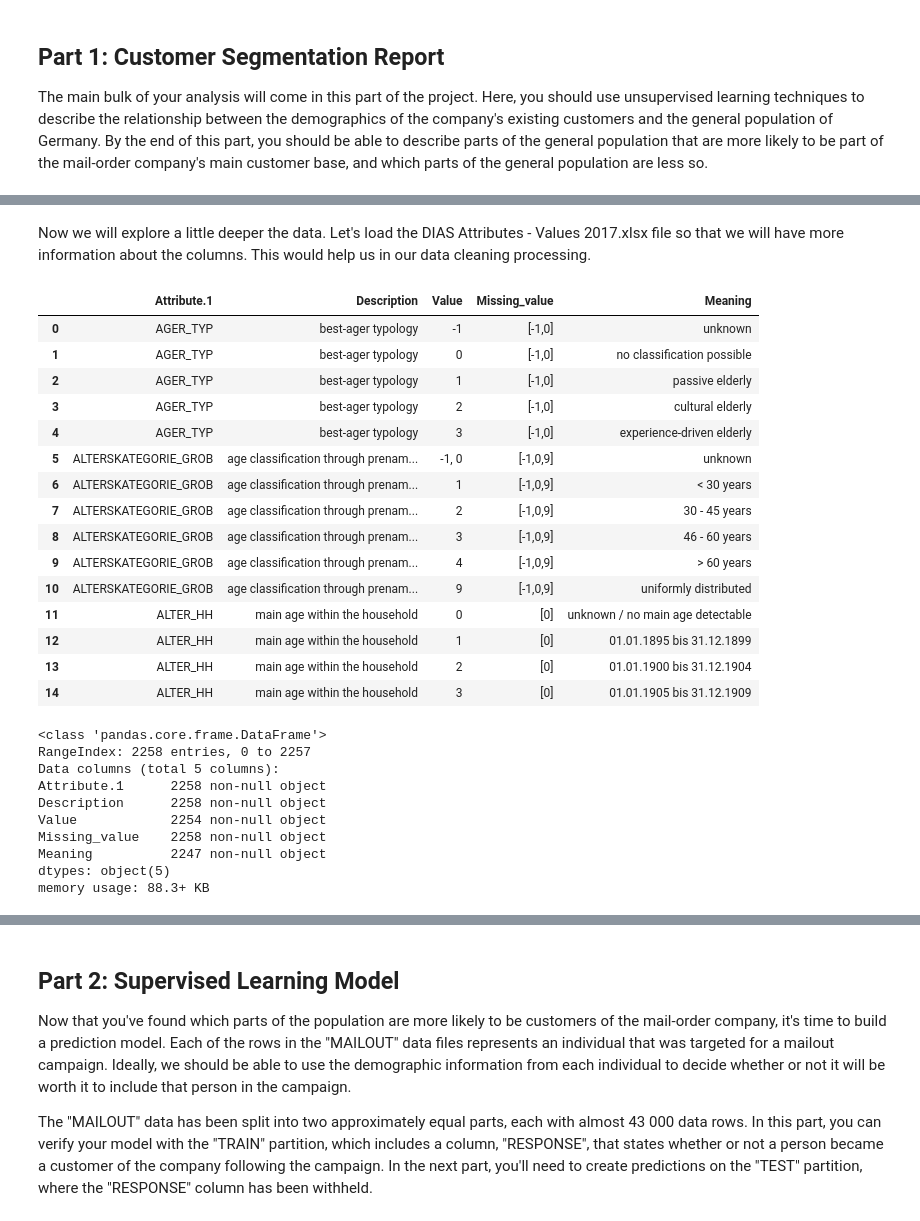
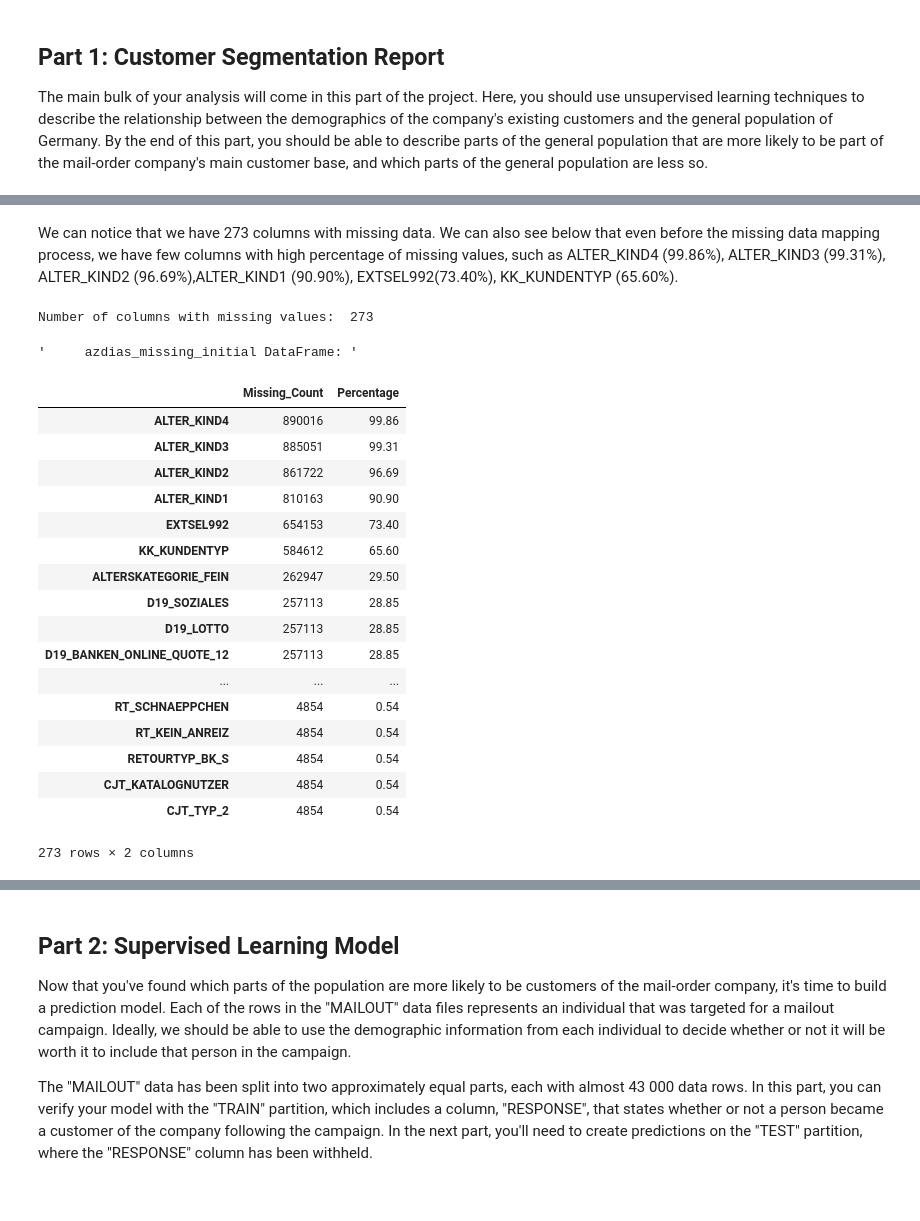
Before and after one commit to jmcabreira-zz/Data-Science-Projects, a Jupyter notebook: Customer_Segmentation_Report/Arvato_Project_Workbook.ipynb, the cells around one changed output, grey strips where cells are left out. Cells and saved outputs as stored; diff of their text form; code cells hidden in the pictures.

```diff
--- a/Customer_Segmentation_Report/Arvato_ Project_Workbook.ipynb
+++ b/Customer_Segmentation_Report/Arvato_Project_Workbook.ipynb
@@ -123,38 +148,42 @@ The main bulk of your analysis will come in this part of the project. Here, you
-# %% [markdown]
-Now we will explore a little deeper the data. Let's load the DIAS Attributes - Values 2017.xlsx file so that we will have more information about the columns. This would help us in our data cleaning processing.
-# %%
-data_info = pd.read_excel('data_info.xlsx')
-data_info.drop(['Attribute','ISBLANK'], axis = 1, inplace = True)
-
-#azdias_attrib.drop(['Unnamed: 0'] , axis = 1, inplace = True)
-data_info.head(15)
-# %% [output]
-|  | Attribute.1 | Description | Value | Missing_value | Meaning |
-| 0 | AGER_TYP | best-ager typology | -1 | [-1,0] | unknown |
-| 1 | AGER_TYP | best-ager typology | 0 | [-1,0] | no classification possible |
-| 2 | AGER_TYP | best-ager typology | 1 | [-1,0] | passive elderly |
-| 3 | AGER_TYP | best-ager typology | 2 | [-1,0] | cultural elderly |
-| 4 | AGER_TYP | best-ager typology | 3 | [-1,0] | experience-driven elderly |
-| 5 | ALTERSKATEGORIE_GROB | age classification through prenam... | -1, 0 | [-1,0,9] | unknown |
-| 6 | ALTERSKATEGORIE_GROB | age classification through prenam... | 1 | [-1,0,9] | < 30 years |
-| 7 | ALTERSKATEGORIE_GROB | age classification through prenam... | 2 | [-1,0,9] | 30 - 45 years |
-| 8 | ALTERSKATEGORIE_GROB | age classification through prenam... | 3 | [-1,0,9] | 46 - 60 years |
-| 9 | ALTERSKATEGORIE_GROB | age classification through prenam... | 4 | [-1,0,9] | > 60 years |
-| 10 | ALTERSKATEGORIE_GROB | age classification through prenam... | 9 | [-1,0,9] | uniformly distributed |
-| 11 | ALTER_HH | main age within the household | 0 | [0] | unknown / no main age detectable |
-| 12 | ALTER_HH | main age within the household | 1 | [0] | 01.01.1895 bis 31.12.1899 |
-| 13 | ALTER_HH | main age within the household | 2 | [0] | 01.01.1900 bis 31.12.1904 |
-| 14 | ALTER_HH | main age within the household | 3 | [0] | 01.01.1905 bis 31.12.1909 |
-# %%
-data_info.info()
-# %% [output]
-<class 'pandas.core.frame.DataFrame'>
-RangeIndex: 2258 entries, 0 to 2257
-Data columns (total 5 columns):
-Attribute.1      2258 non-null object
-Description      2258 non-null object
-Value            2254 non-null object
-Missing_value    2258 non-null object
-Meaning          2247 non-null object
-dtypes: object(5)
-memory usage: 88.3+ KB
+# %% [markdown]
+We can notice that we have 273 columns with missing data. We can also see below that even before the missing data mapping process, we have few columns with high percentage of missing values, such as ALTER_KIND4 (99.86%), ALTER_KIND3 (99.31%), ALTER_KIND2 (96.69%),ALTER_KIND1 (90.90%), EXTSEL992(73.40%), KK_KUNDENTYP (65.60%).
+# %%
+azdias.drop(['Unnamed: 0'], axis = 1, inplace = True)
+# %%
+# columns with missing values
+missing_data = azdias.isnull().sum()[azdias.isnull().sum() !=0]
+
+# dictionary with missing values and their respective percentage
+
+total_rows = azdias.shape[0]
+missing_dict = {'Missing_Count': missing_data.values,
+                'Percentage': np.round(missing_data.values*100/(total_rows),2)}
+
+
+#Create DataFrame
+azdias_missing_initial = pd.DataFrame(missing_dict, index = missing_data.index)
+azdias_missing_initial.sort_values(by = 'Missing_Count', ascending = False, inplace = True)
+print('Number of columns with missing values: ', azdias_missing_initial.shape[0])
+display('     azdias_missing_initial DataFrame: ')
+azdias_missing_initial
+# %% [output]
+Number of columns with missing values:  273
+'     azdias_missing_initial DataFrame: '
+|  | Missing_Count | Percentage |
+| ALTER_KIND4 | 890016 | 99.86 |
+| ALTER_KIND3 | 885051 | 99.31 |
+| ALTER_KIND2 | 861722 | 96.69 |
+| ALTER_KIND1 | 810163 | 90.90 |
+| EXTSEL992 | 654153 | 73.40 |
+| KK_KUNDENTYP | 584612 | 65.60 |
+| ALTERSKATEGORIE_FEIN | 262947 | 29.50 |
+| D19_SOZIALES | 257113 | 28.85 |
+| D19_LOTTO | 257113 | 28.85 |
+| D19_BANKEN_ONLINE_QUOTE_12 | 257113 | 28.85 |
+| ... | ... | ... |
+| RT_SCHNAEPPCHEN | 4854 | 0.54 |
+| RT_KEIN_ANREIZ | 4854 | 0.54 |
+| RETOURTYP_BK_S | 4854 | 0.54 |
+| CJT_KATALOGNUTZER | 4854 | 0.54 |
+| CJT_TYP_2 | 4854 | 0.54 |
+273 rows × 2 columns
```
Also changed, not shown: parts of 9 cells of this notebook.
